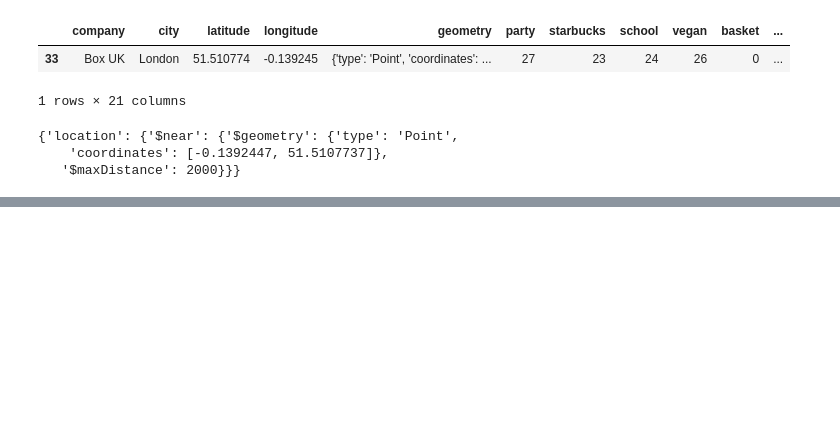
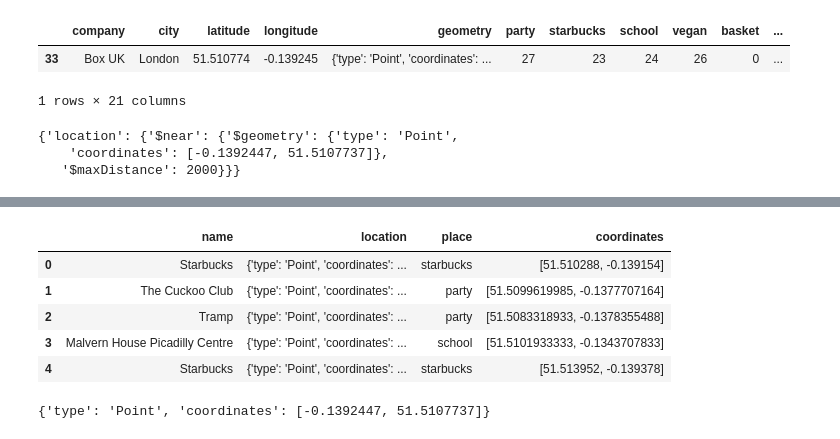
Before and after one commit to julistary/GeoSpatial_Data_Project, a Jupyter notebook: 3.geoqueries.ipynb, the cells around one changed output, grey strips where cells are left out. Drawn from its saved outputs; the diff is of its cells as text; code cells hidden in the pictures; blank space fills up the shorter version.

```diff
--- a/3.geoqueries.ipynb
+++ b/3.geoqueries.ipynb
@@ -350,3 +350,18 @@ for i, row in df_places.iterrows():
 map_lnd
 # %% [output]
 [interactive output not drawn]
+# %%
+df_places.drop(['_id'], axis = 1, inplace = True)
+# %%
+df_places.head()
+# %% [output]
+|  | name | location | place | coordinates |
+| 0 | Starbucks | {'type': 'Point', 'coordinates': ... | starbucks | [51.510288, -0.139154] |
+| 1 | The Cuckoo Club | {'type': 'Point', 'coordinates': ... | party | [51.5099619985, -0.1377707164] |
+| 2 | Tramp | {'type': 'Point', 'coordinates': ... | party | [51.5083318933, -0.1378355488] |
+| 3 | Malvern House Picadilly Centre | {'type': 'Point', 'coordinates': ... | school | [51.5101933333, -0.1343707833] |
+| 4 | Starbucks | {'type': 'Point', 'coordinates': ... | starbucks | [51.513952, -0.139378] |
+# %%
+list(df_final.geometry)[0]
+# %% [output]
+{'type': 'Point', 'coordinates': [-0.1392447, 51.5107737]}
```
Also changed, not shown: parts of 6 cells of this notebook, 4 other files.
